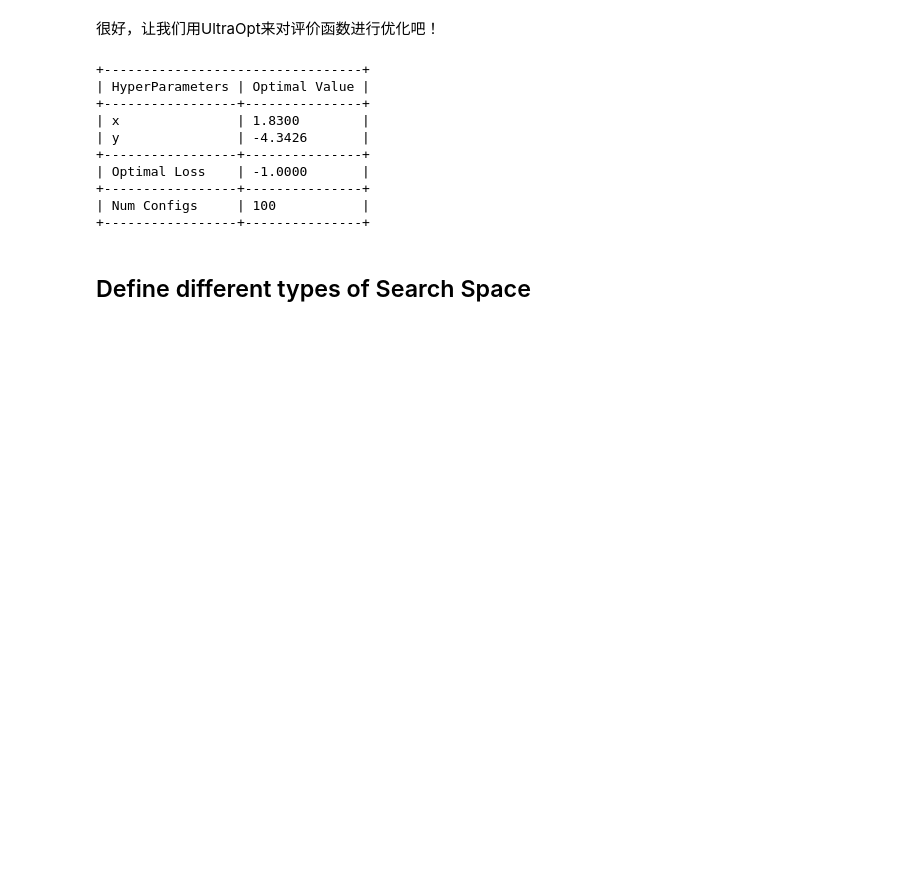
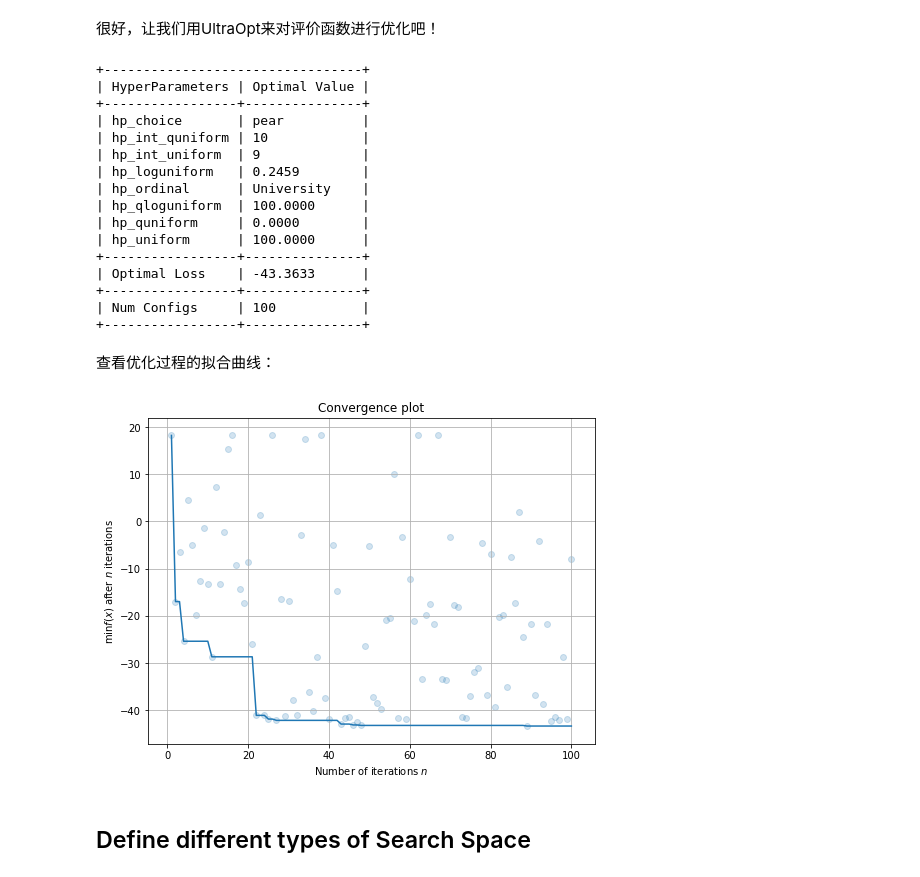
Before and after one commit to auto-flow/ultraopt, a Jupyter notebook: tutorials/02. Multiple Parameter.ipynb, the cells around one changed output. Saved outputs shown, nothing was run; the diff lists cells and outputs as text; code cells hidden in the pictures; blank space fills up the shorter version.

```diff
--- a/tutorials/02. Multiple Parameter.ipynb
+++ b/tutorials/02. Multiple Parameter.ipynb
@@ -97,7 +97,7 @@ optimal loss: -0.9998020911174084
 result = fmin(
     eval_func=evaluate, # 评价函数
     config_space=HDL,   # 配置空间
-    optimizer="Forest", # 优化器
+    optimizer="ETPE", # 优化器
     n_iterations=100    #  迭代数
 )
 # %%
@@ -106,13 +106,26 @@ result
 +---------------------------------+
 | HyperParameters | Optimal Value |
 +-----------------+---------------+
-| x               | 1.8300        |
-| y               | -4.3426       |
+| hp_choice       | pear          |
+| hp_int_quniform | 10            |
+| hp_int_uniform  | 9             |
+| hp_loguniform   | 0.2459        |
+| hp_ordinal      | University    |
+| hp_qloguniform  | 100.0000      |
+| hp_quniform     | 0.0000        |
+| hp_uniform      | 100.0000      |
 +-----------------+---------------+
-| Optimal Loss    | -1.0000       |
+| Optimal Loss    | -43.3633      |
 +-----------------+---------------+
 | Num Configs     | 100           |
 +-----------------+---------------+
+# %% [markdown]
+查看优化过程的拟合曲线：
+# %%
+plt.rcParams['figure.figsize'] = (8, 6)
+result.plot_convergence();
+# %% [output]
+[figure, added]
 # %% [markdown]
 ## Define different types of Search Space
 # %% [markdown]
```
Also changed, not shown: parts of 5 cells of this notebook, 12 other files.
